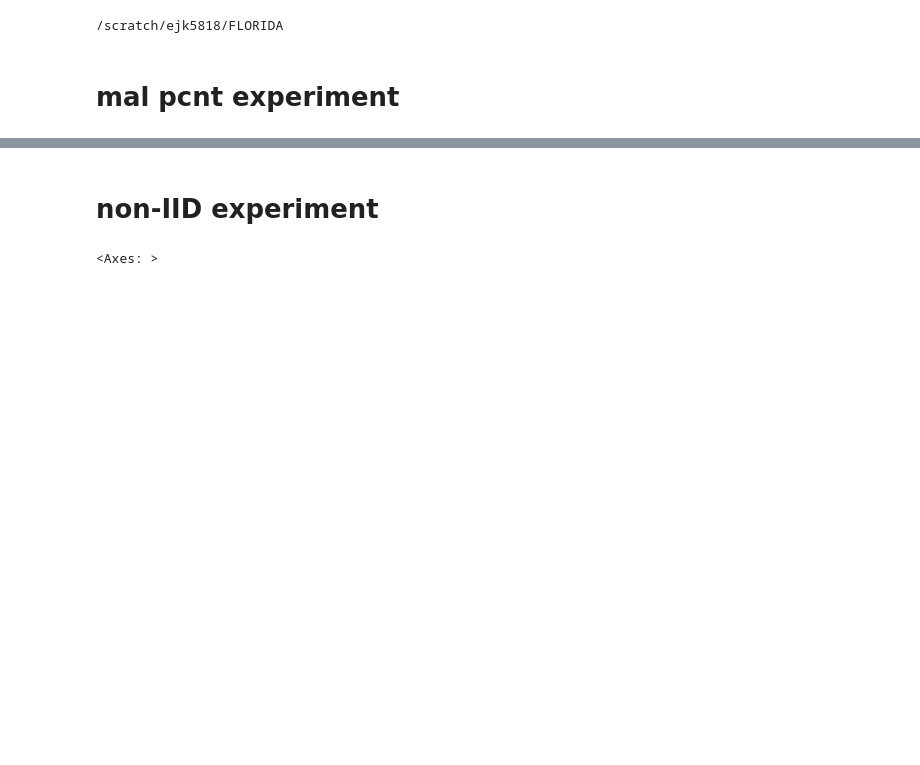
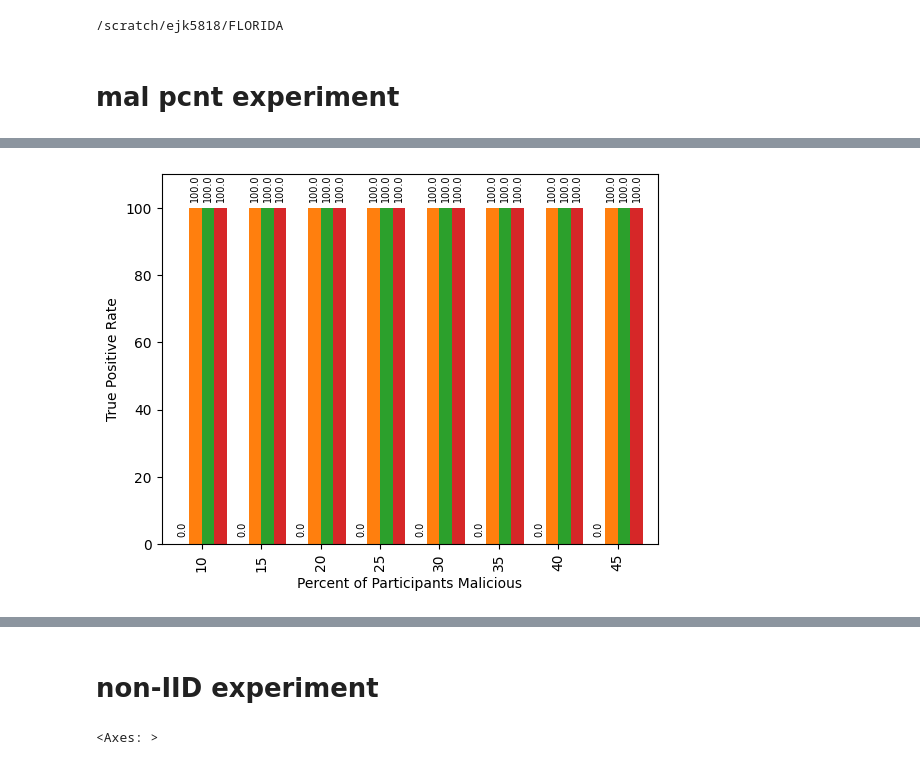
Before and after one commit to ehsanul9511/FLShield, a Jupyter notebook: plot_utils.ipynb, the cells around one changed output, grey strips where cells are left out. Saved outputs shown, nothing was run; the diff lists cells and outputs as text; code cells hidden in the pictures; blank space fills up the shorter version.

```diff
--- a/plot_utils.ipynb
+++ b/plot_utils.ipynb
@@ -16,0 +23,19 @@ mal_pcnt_df.plot()
+# %%
+tpr_df = results_dict['tpr_df']
+tpr_df = tpr_df.rename(defense_name_dict, axis=1)
+tpr_df.index = tpr_df.index * 100
+tpr_df.index.name = 'Percent of Participants Malicious'
+tpr_df.index = tpr_df.index.astype(int)
+ax = tpr_df.plot.bar(width=0.85)
+# ax.legend(loc='center left', bbox_to_anchor=(-0.33, 0.7))
+ax.legend().remove()
+ylabel = ax.set_ylabel('True Positive Rate')
+# ax.yaxis.set_label_coords(-0.1, 0.3)
+ax.set_ylim(0, 110)
+for p in ax.patches:
+    value = round(p.get_height(), 2)
+    value = float(value)
+    ax.annotate(f'{value}', (p.get_x() + p.get_width() / 2, p.get_height() + 2),
+                ha='center', va='bottom', rotation=90, fontsize=7)
+# %% [output]
+[figure, added]
```
Also changed, not shown: parts of 28 cells of this notebook, 3 other files.
